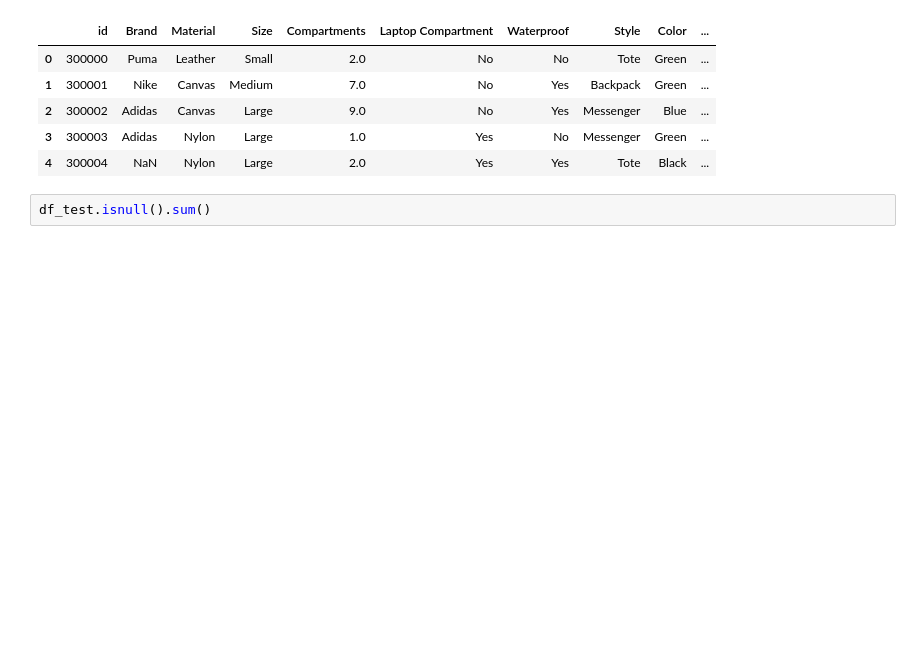
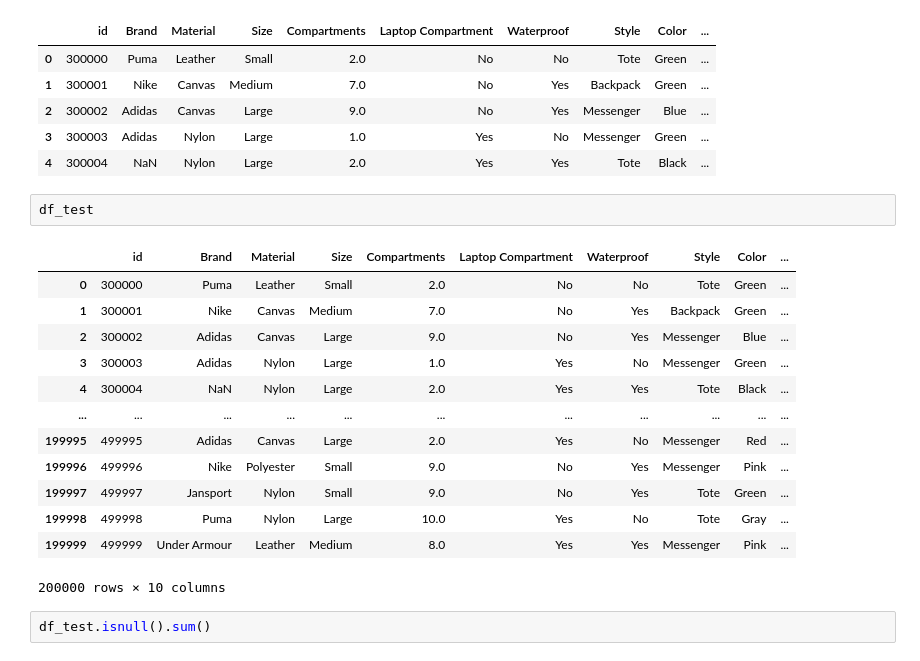
Before and after one commit to madhumitha-gv/Kaggle-Forecasting-Sticker-Sales, a Jupyter notebook: backpack_price_prediction.ipynb, the cells around one changed output. Cells and saved outputs as stored; diff of their text form; blank space fills up the shorter version.

Commit message:
Kaggle Notebook | Backpack Prediction Challenge | Version 1

```diff
--- a/backpack_price_prediction.ipynb
+++ b/backpack_price_prediction.ipynb
@@ -332,6 +332,22 @@ df_test.head(5)
 | 2 | 300002 | Adidas | Canvas | Large | 9.0 | No | Yes | Messenger | Blue | ... |
 | 3 | 300003 | Adidas | Nylon | Large | 1.0 | Yes | No | Messenger | Green | ... |
 | 4 | 300004 | NaN | Nylon | Large | 2.0 | Yes | Yes | Tote | Black | ... |
+# %%
+df_test
+# %% [output]
+|  | id | Brand | Material | Size | Compartments | Laptop Compartment | Waterproof | Style | Color | ... |
+| 0 | 300000 | Puma | Leather | Small | 2.0 | No | No | Tote | Green | ... |
+| 1 | 300001 | Nike | Canvas | Medium | 7.0 | No | Yes | Backpack | Green | ... |
+| 2 | 300002 | Adidas | Canvas | Large | 9.0 | No | Yes | Messenger | Blue | ... |
+| 3 | 300003 | Adidas | Nylon | Large | 1.0 | Yes | No | Messenger | Green | ... |
+| 4 | 300004 | NaN | Nylon | Large | 2.0 | Yes | Yes | Tote | Black | ... |
+| ... | ... | ... | ... | ... | ... | ... | ... | ... | ... | ... |
+| 199995 | 499995 | Adidas | Canvas | Large | 2.0 | Yes | No | Messenger | Red | ... |
+| 199996 | 499996 | Nike | Polyester | Small | 9.0 | No | Yes | Messenger | Pink | ... |
+| 199997 | 499997 | Jansport | Nylon | Small | 9.0 | No | Yes | Tote | Green | ... |
+| 199998 | 499998 | Puma | Nylon | Large | 10.0 | Yes | No | Tote | Gray | ... |
+| 199999 | 499999 | Under Armour | Leather | Medium | 8.0 | Yes | Yes | Messenger | Pink | ... |
+200000 rows × 10 columns
 # %%
 df_test.isnull().sum()
 # %% [output]
```
Also changed, not shown: parts of 8 cells of this notebook.
